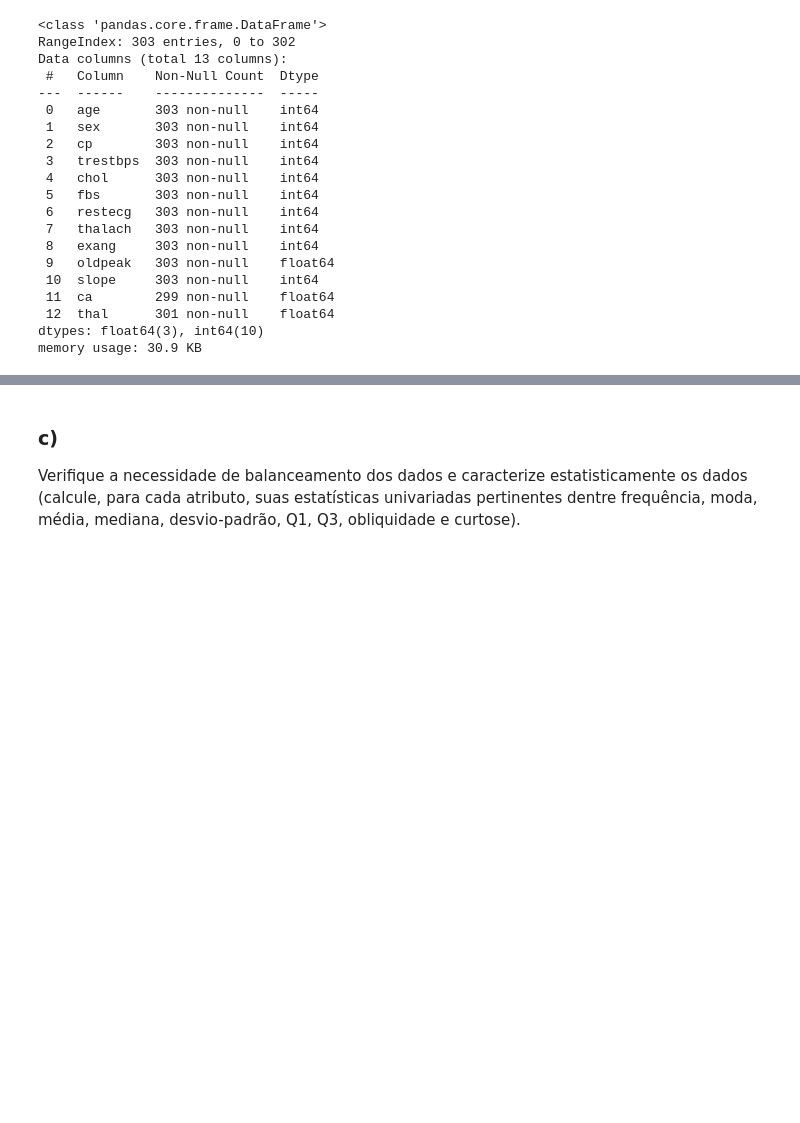
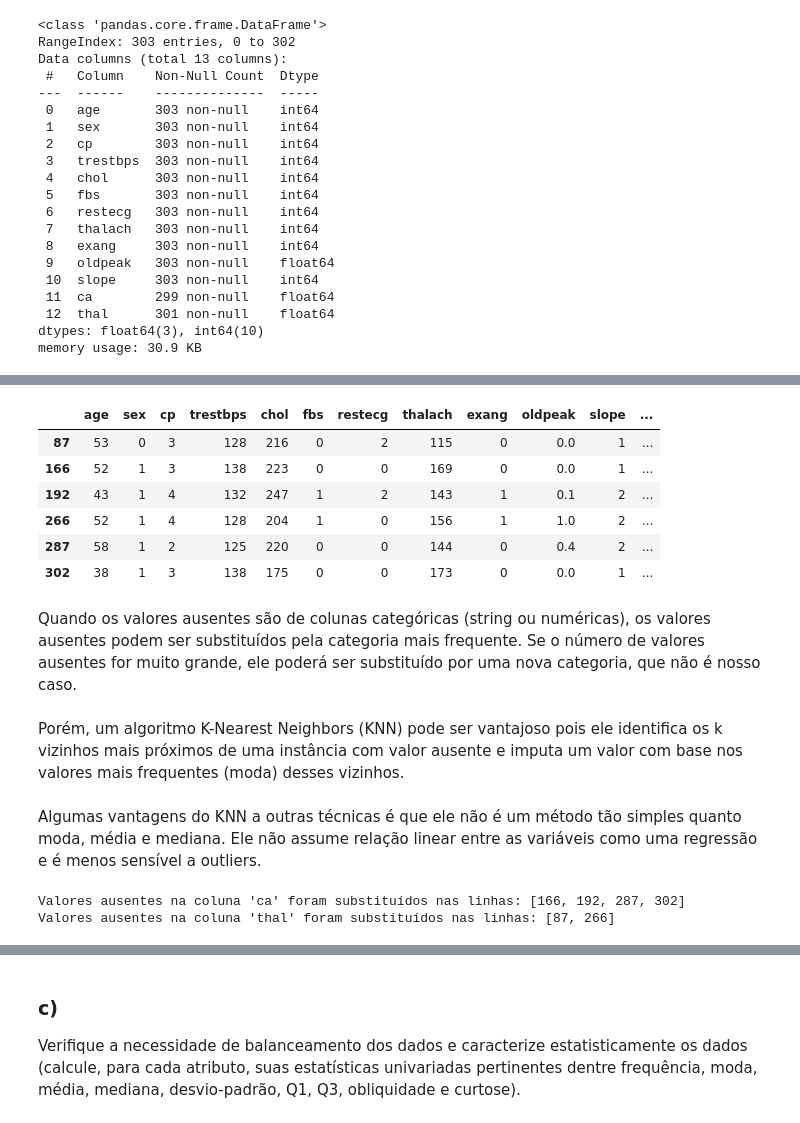
Before and after one commit to IvonLuiz/intro_aprendizado_de_maquina, a Jupyter notebook: heart_disease.ipynb, the cells around one changed output, grey strips where cells are left out. Drawn from its saved outputs; the diff is of its cells as text; code cells hidden in the pictures; blank space fills up the shorter version.

```diff
--- a/heart_disease.ipynb
+++ b/heart_disease.ipynb
@@ -153,0 +178,16 @@ memory usage: 30.9 KB
+# %%
+X[X.isnull().any(axis=1)]
+# %% [output]
+|  | age | sex | cp | trestbps | chol | fbs | restecg | thalach | exang | oldpeak | slope | ... |
+| 87 | 53 | 0 | 3 | 128 | 216 | 0 | 2 | 115 | 0 | 0.0 | 1 | ... |
+| 166 | 52 | 1 | 3 | 138 | 223 | 0 | 0 | 169 | 0 | 0.0 | 1 | ... |
+| 192 | 43 | 1 | 4 | 132 | 247 | 1 | 2 | 143 | 1 | 0.1 | 2 | ... |
+| 266 | 52 | 1 | 4 | 128 | 204 | 1 | 0 | 156 | 1 | 1.0 | 2 | ... |
+| 287 | 58 | 1 | 2 | 125 | 220 | 0 | 0 | 144 | 0 | 0.4 | 2 | ... |
+| 302 | 38 | 1 | 3 | 138 | 175 | 0 | 0 | 173 | 0 | 0.0 | 1 | ... |
+# %% [markdown]
+Quando os valores ausentes são de colunas categóricas (string ou numéricas), os valores ausentes podem ser substituídos pela categoria mais frequente. Se o número de valores ausentes for muito grande, ele poderá ser substituído por uma nova categoria, que não é nosso caso.
+# %% [markdown]
+Porém, um algoritmo K-Nearest Neighbors (KNN) pode ser vantajoso pois ele identifica os k vizinhos mais próximos de uma instância com valor ausente e imputa um valor com base nos valores mais frequentes (moda) desses vizinhos.
+# %% [markdown]
+Algumas vantagens do KNN a outras técnicas é que ele não é um método tão simples quanto moda, média e mediana. Ele não assume relação linear entre as variáveis como uma regressão e é menos sensível a outliers.
@@ -153,0 +221,5 @@ memory usage: 30.9 KB
+# %%
+X_new = knn_sub_null_values(X, ['ca', 'thal'], categorical=False)
+# %% [output]
+Valores ausentes na coluna 'ca' foram substituídos nas linhas: [166, 192, 287, 302]
+Valores ausentes na coluna 'thal' foram substituídos nas linhas: [87, 266]
```
Also changed, not shown: parts of 19 cells of this notebook.
